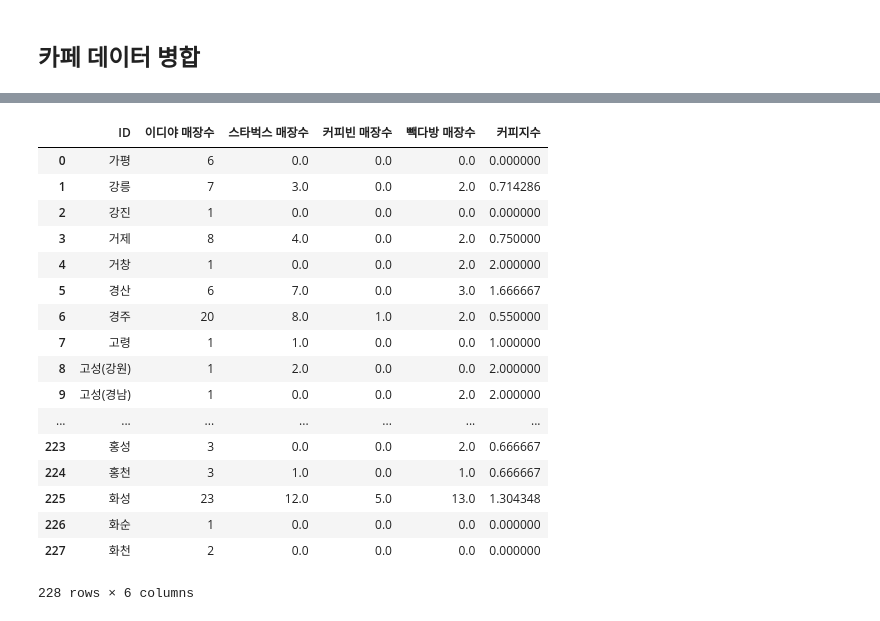
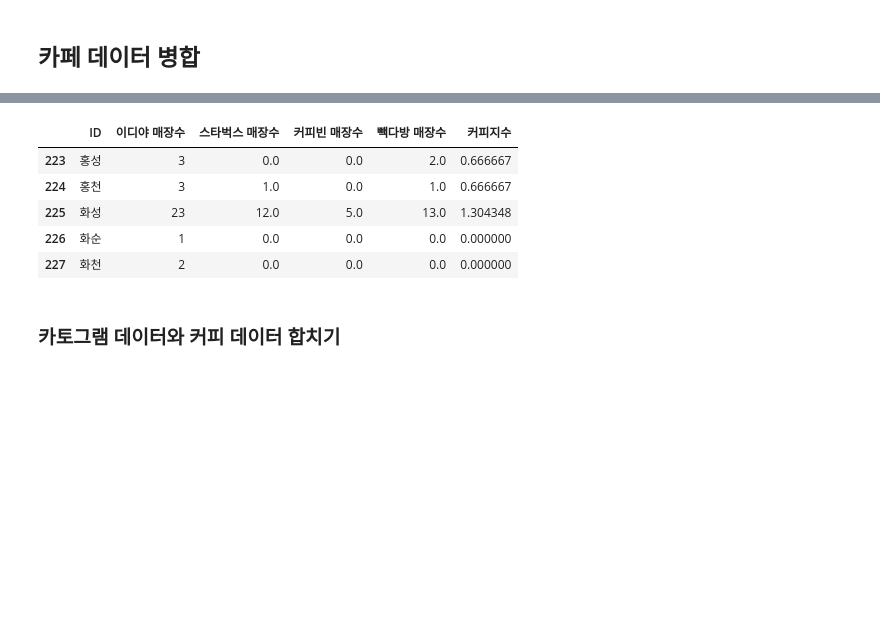
Before and after one commit to limwonki0619/Python-lecture, a Jupyter notebook: 책) 파이썬으로 데이터 주무르기/Ch05_우리나라 인구 소멸 위기 지역 분석/korea_coffee_shop.ipynb, the cells around one changed output, grey strips where cells are left out. Cells and saved outputs as stored; diff of their text form; code cells hidden in the pictures; blank space fills up the shorter version.

```diff
--- a/책) 파이썬으로 데이터 주무르기/Ch05_우리나라 인구 소멸 위기 지역 분석/korea_coffee_shop.ipynb
+++ b/책) 파이썬으로 데이터 주무르기/Ch05_우리나라 인구 소멸 위기 지역 분석/korea_coffee_shop.ipynb
@@ -563,25 +508,15 @@ merge_3
 # %%
 merge_3['커피지수'] = merge_3.iloc[:, 2:].sum(axis=1) / merge_3['이디야 매장수']
 # %%
-merge_3
+merge_3.tail()
 # %% [output]
 |  | ID | 이디야 매장수 | 스타벅스 매장수 | 커피빈 매장수 | 빽다방 매장수 | 커피지수 |
-| 0 | 가평 | 6 | 0.0 | 0.0 | 0.0 | 0.000000 |
-| 1 | 강릉 | 7 | 3.0 | 0.0 | 2.0 | 0.714286 |
-| 2 | 강진 | 1 | 0.0 | 0.0 | 0.0 | 0.000000 |
-| 3 | 거제 | 8 | 4.0 | 0.0 | 2.0 | 0.750000 |
-| 4 | 거창 | 1 | 0.0 | 0.0 | 2.0 | 2.000000 |
-| 5 | 경산 | 6 | 7.0 | 0.0 | 3.0 | 1.666667 |
-| 6 | 경주 | 20 | 8.0 | 1.0 | 2.0 | 0.550000 |
-| 7 | 고령 | 1 | 1.0 | 0.0 | 0.0 | 1.000000 |
-| 8 | 고성(강원) | 1 | 2.0 | 0.0 | 0.0 | 2.000000 |
-| 9 | 고성(경남) | 1 | 0.0 | 0.0 | 2.0 | 2.000000 |
-| ... | ... | ... | ... | ... | ... | ... |
 | 223 | 홍성 | 3 | 0.0 | 0.0 | 2.0 | 0.666667 |
 | 224 | 홍천 | 3 | 1.0 | 0.0 | 1.0 | 0.666667 |
 | 225 | 화성 | 23 | 12.0 | 5.0 | 13.0 | 1.304348 |
 | 226 | 화순 | 1 | 0.0 | 0.0 | 0.0 | 0.000000 |
 | 227 | 화천 | 2 | 0.0 | 0.0 | 0.0 | 0.000000 |
-228 rows × 6 columns
+# %% [markdown]
+### **카토그램 데이터와 커피 데이터 합치기**
 # %%
 draw_korea = pd.read_csv('data/05. draw_korea.csv', index_col = 0, encoding='utf-8')
```
Also changed, not shown: parts of 34 cells of this notebook.
